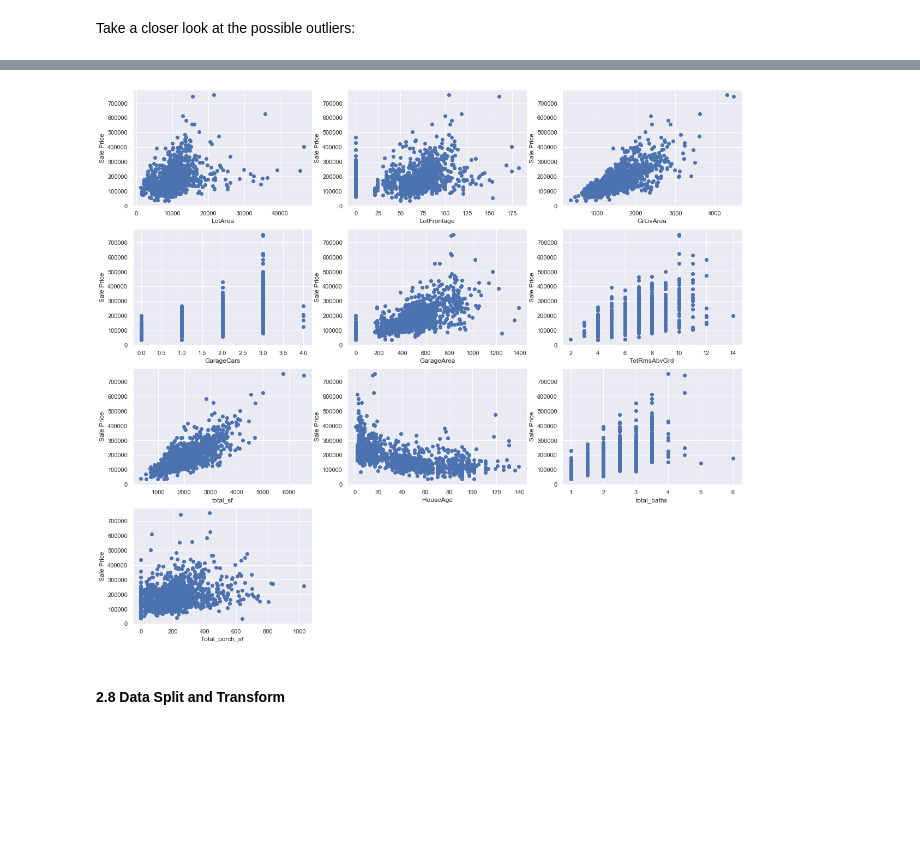
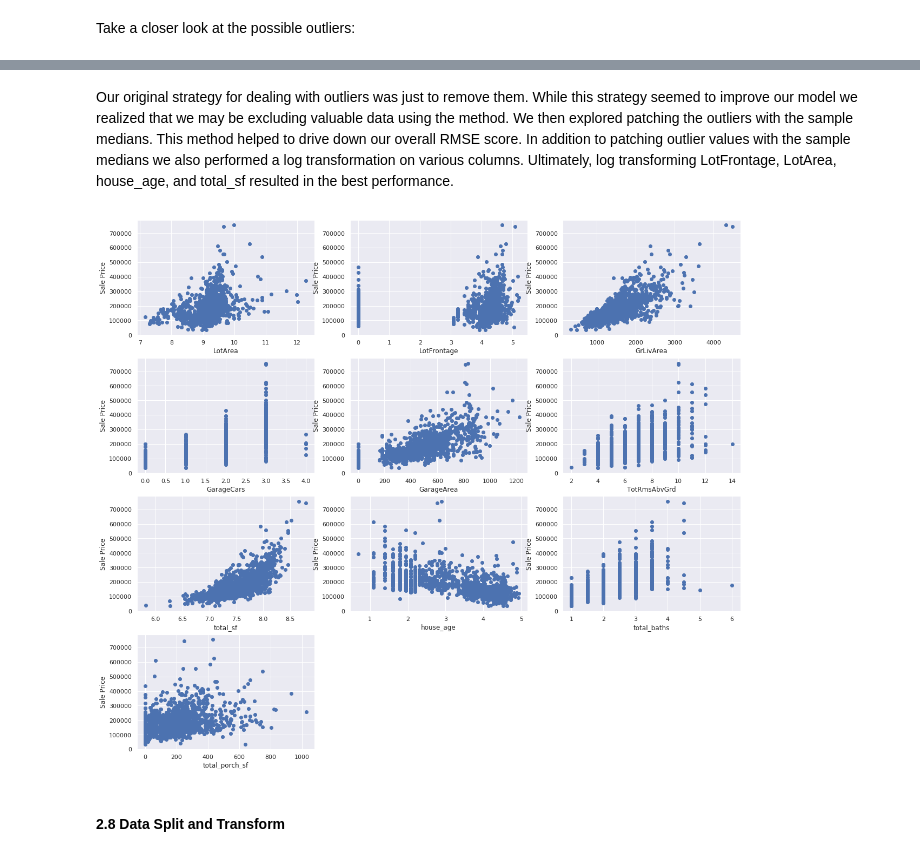
Before and after one commit to allison-godfrey/w207-final-group-project, a Jupyter notebook: W207_Predict_Property_Sale_Price.ipynb, the cells around one changed output, grey strips where cells are left out. Cells and saved outputs as stored; diff of their text form; code cells hidden in the pictures; blank space fills up the shorter version.

Commit message:
final notebook RMSE: 0.11743

```diff
--- a/W207_Predict_Property_Sale_Price.ipynb
+++ b/W207_Predict_Property_Sale_Price.ipynb
@@ -740,19 +749,42 @@ outlier_plots(train_new)
-# %%
-# Remove identified outliers
-
-# There are 2 outliers
-train_new = train_new.drop(train_new[(train_new.GrLivArea>4000) & (train_new.SalePrice<200000)].index)
-
-# There are 11 outliers
-train_new = train_new.drop(train_new[(train_new.LotArea>50000)].index)
-
-# There are 2 outliers
-train_new = train_new.drop(train_new[(train_new.LotFrontage>200)].index)
-
-# re-examine the plots
-outlier_plots(train_new)
-# %% [output]
-[figure, removed]
+# %% [markdown]
+Our original strategy for dealing with outliers was just to remove them. While this strategy seemed to improve our model we realized that we may be excluding valuable data using the method. We then explored patching the outliers with the sample medians. This method helped to drive down our overall RMSE score. In addition to patching outlier values with the sample medians we also performed a log transformation on various columns. Ultimately, log transforming LotFrontage, LotArea, house_age, and total_sf resulted in the best performance.
+# %%
+train_cleaned = train_new.copy(deep=True)
+test_cleaned = test_new.copy(deep=True)
+
+# remove identified outliers
+# train_cleaned = train_cleaned.drop(train_cleaned[(train_cleaned.GrLivArea>4000) & (train_cleaned.SalePrice<200000)].index)
+# train_cleaned = train_cleaned.drop(train_cleaned[(train_cleaned.LotArea>50000)].index)
+# train_cleaned = train_cleaned.drop(train_cleaned[(train_cleaned.LotFrontage>200)].index)
+# train_cleaned = train_cleaned.drop(train_cleaned[(train_cleaned.total_sf>6500)].index)
+
+# convert identified outliers
+gr_liv_median = train_cleaned[(train_cleaned.SalePrice>175000) & (train_cleaned.SalePrice<225000)]['GrLivArea'].median()
+train_cleaned.loc[(train_cleaned.GrLivArea>4000) & (train_cleaned.SalePrice<200000), 'GrLivArea'] = gr_liv_median
+
+total_sf_median = train_cleaned[(train_cleaned.SalePrice>175000) & (train_cleaned.SalePrice<225000)]['total_sf'].median()
+train_cleaned.loc[(train_cleaned.total_sf>6000) & (train_cleaned.SalePrice<200000), 'total_sf'] = total_sf_median
+
+train_cleaned.loc[train_cleaned.LotFrontage>200, 'LotFrontage'] = train_cleaned.LotFrontage.median()
+train_cleaned['LotFrontage'] = np.log(train_cleaned['LotFrontage'] + 1)
+test_cleaned['LotFrontage'] = np.log(test_cleaned['LotFrontage'] + 1)
+
+train_cleaned['LotArea'] = np.log(train_cleaned['LotArea'])
+test_cleaned['LotArea'] = np.log(test_cleaned['LotArea'] + 1)
+
+gr_area_median = train_cleaned[(train_cleaned.SalePrice>150000) & (train_cleaned.SalePrice<300000)]['GarageArea'].median()
+train_cleaned.loc[(train_cleaned.GarageArea>1200) & (train_cleaned.SalePrice<300000), 'GarageArea'] = gr_area_median
+
+train_cleaned['house_age'] = np.log(train_cleaned['house_age'] + 1)
+train_cleaned['total_sf'] = np.log(train_cleaned['total_sf'] + 1)
+
+test_cleaned['house_age'] = np.log(test_cleaned['house_age'] + 1)
+test_cleaned['total_sf'] = np.log(test_cleaned['total_sf'] + 1)
+
+# re-examine the plots
+outlier_plots(train_cleaned)
+# %% [output]
+[figure, added]
 # %% [markdown]
 #### 2.8  Data Split and Transform<a name="DataSplit"></a>
 # %% [markdown]
```
Also changed, not shown: parts of 82 cells of this notebook, 1 other file.
